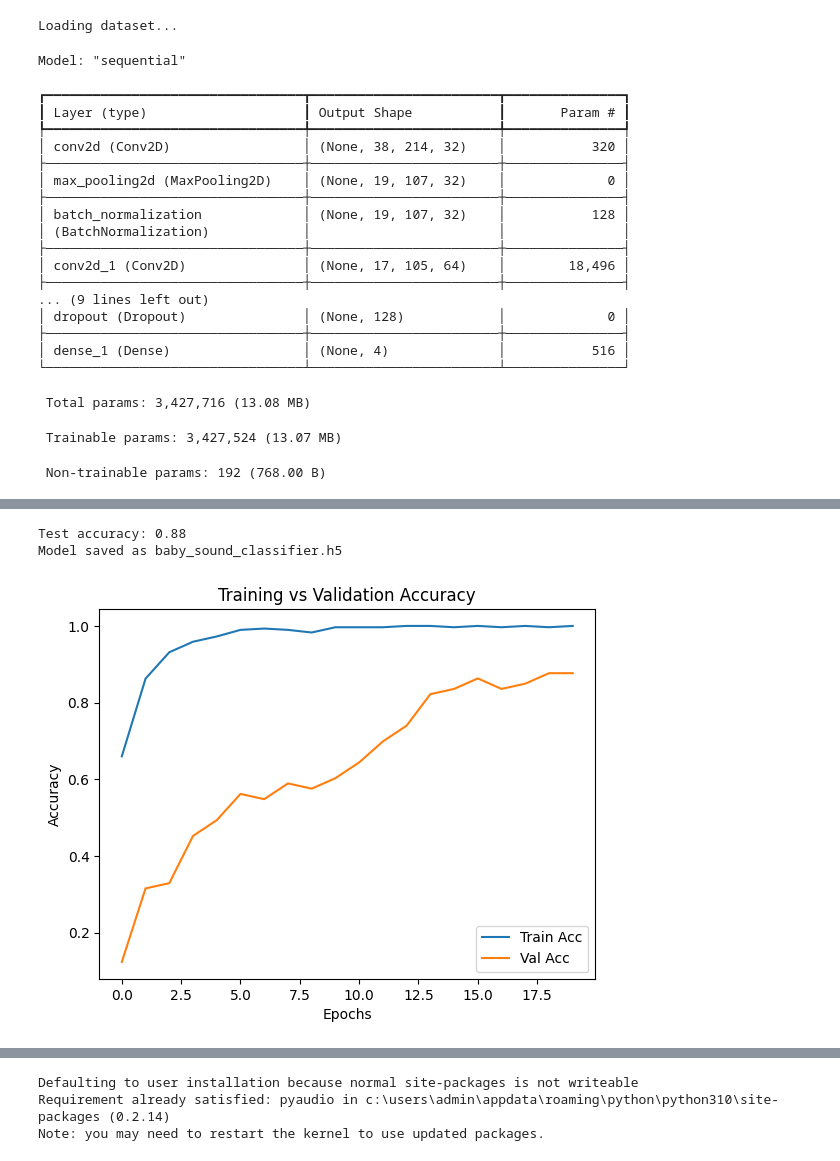
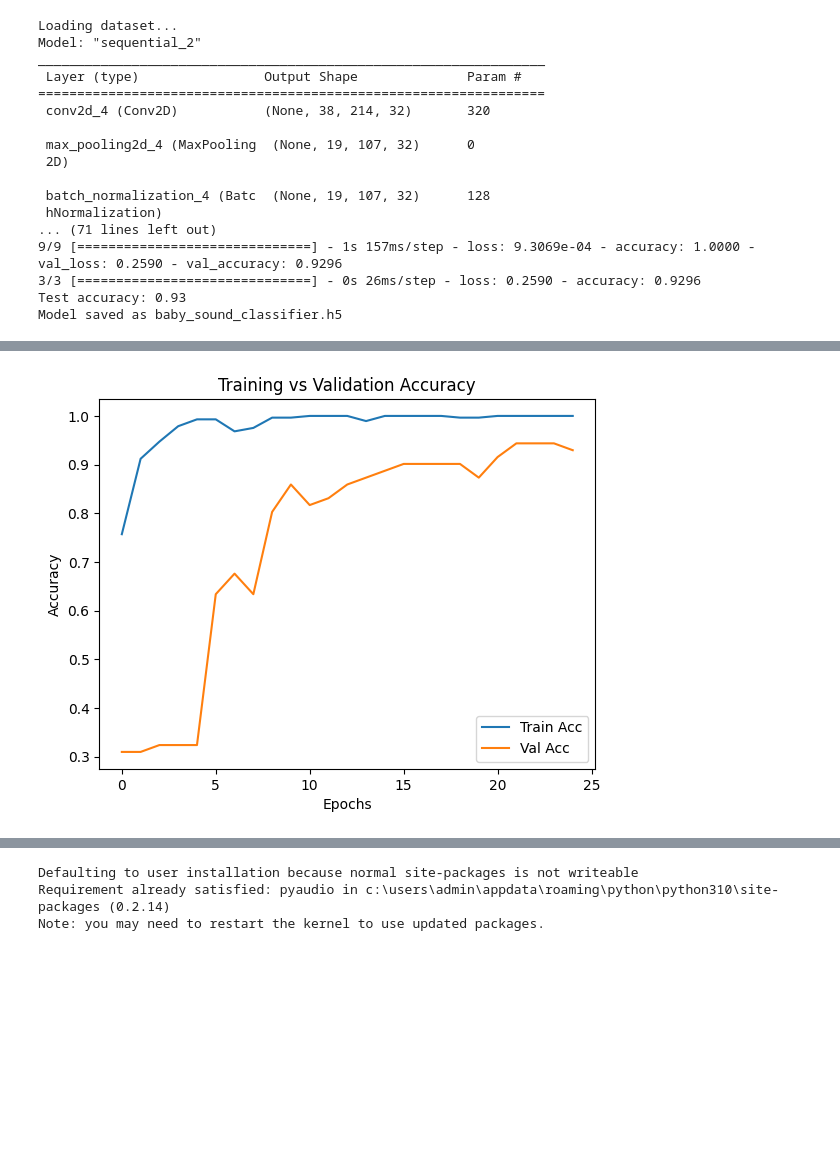
Before and after one commit to R-HARISH28/smart-baby-cradle, a Jupyter notebook: sr/baby_cry_detector/baby_cry_det.ipynb, the cells around one changed output, grey strips where cells are left out. Drawn from its saved outputs; the diff is of its cells as text; code cells hidden in the pictures; blank space fills up the shorter version.

Commit message:
model works with delay

```diff
--- a/sr/baby_cry_detector/baby_cry_det.ipynb
+++ b/sr/baby_cry_detector/baby_cry_det.ipynb
@@ -82,7 +82,7 @@ model.compile(optimizer='adam',
 model.summary()
 
 # Train
-history = model.fit(X_train, y_train, epochs=20, batch_size=32,
+history = model.fit(X_train, y_train, epochs=25, batch_size=32,
                     validation_data=(X_test, y_test))
 
 # Evaluate
@@ -103,24 +103,19 @@ plt.title('Training vs Validation Accuracy')
 plt.show()
 # %% [output]
 Loading dataset...
+Model: "sequential_2"
+_________________________________________________________________
+ Layer (type)                Output Shape              Param #
+=================================================================
+ conv2d_4 (Conv2D)           (None, 38, 214, 32)       320
+
+ max_pooling2d_4 (MaxPooling  (None, 19, 107, 32)      0
+ 2D)
+
+ batch_normalization_4 (Batc  (None, 19, 107, 32)      128
+ hNormalization)
+... (71 lines left out)
+9/9 [==============================] - 1s 157ms/step - loss: 9.3069e-04 - accuracy: 1.0000 - val_loss: 0.2590 - val_accuracy: 0.9296
+3/3 [==============================] - 0s 26ms/step - loss: 0.2590 - accuracy: 0.9296
+Test accuracy: 0.93
+Model saved as baby_sound_classifier.h5
-Model: "sequential"
-┏━━━━━━━━━━━━━━━━━━━━━━━━━━━━━━━━━┳━━━━━━━━━━━━━━━━━━━━━━━━┳━━━━━━━━━━━━━━━┓
-┃ Layer (type)                    ┃ Output Shape           ┃       Param # ┃
-┡━━━━━━━━━━━━━━━━━━━━━━━━━━━━━━━━━╇━━━━━━━━━━━━━━━━━━━━━━━━╇━━━━━━━━━━━━━━━┩
-│ conv2d (Conv2D)                 │ (None, 38, 214, 32)    │           320 │
-├─────────────────────────────────┼────────────────────────┼───────────────┤
-│ max_pooling2d (MaxPooling2D)    │ (None, 19, 107, 32)    │             0 │
-├─────────────────────────────────┼────────────────────────┼───────────────┤
-│ batch_normalization             │ (None, 19, 107, 32)    │           128 │
-│ (BatchNormalization)            │                        │               │
-├─────────────────────────────────┼────────────────────────┼───────────────┤
-│ conv2d_1 (Conv2D)               │ (None, 17, 105, 64)    │        18,496 │
-├─────────────────────────────────┼────────────────────────┼───────────────┤
-... (9 lines left out)
-│ dropout (Dropout)               │ (None, 128)            │             0 │
-├─────────────────────────────────┼────────────────────────┼───────────────┤
-│ dense_1 (Dense)                 │ (None, 4)              │           516 │
-└─────────────────────────────────┴────────────────────────┴───────────────┘
- Total params: 3,427,716 (13.08 MB)
- Trainable params: 3,427,524 (13.07 MB)
- Non-trainable params: 192 (768.00 B)
@@ -145,6 +122,4 @@ WARNING:absl:You are saving your model as an HDF5 file via `model.save()` or `ke
-Test accuracy: 0.88
-Model saved as baby_sound_classifier.h5
-[figure, old version]
+[figure, new version]
 # %%
 import numpy as np
 import librosa
```
Also changed, not shown: parts of 5 cells of this notebook, 1 other file.
